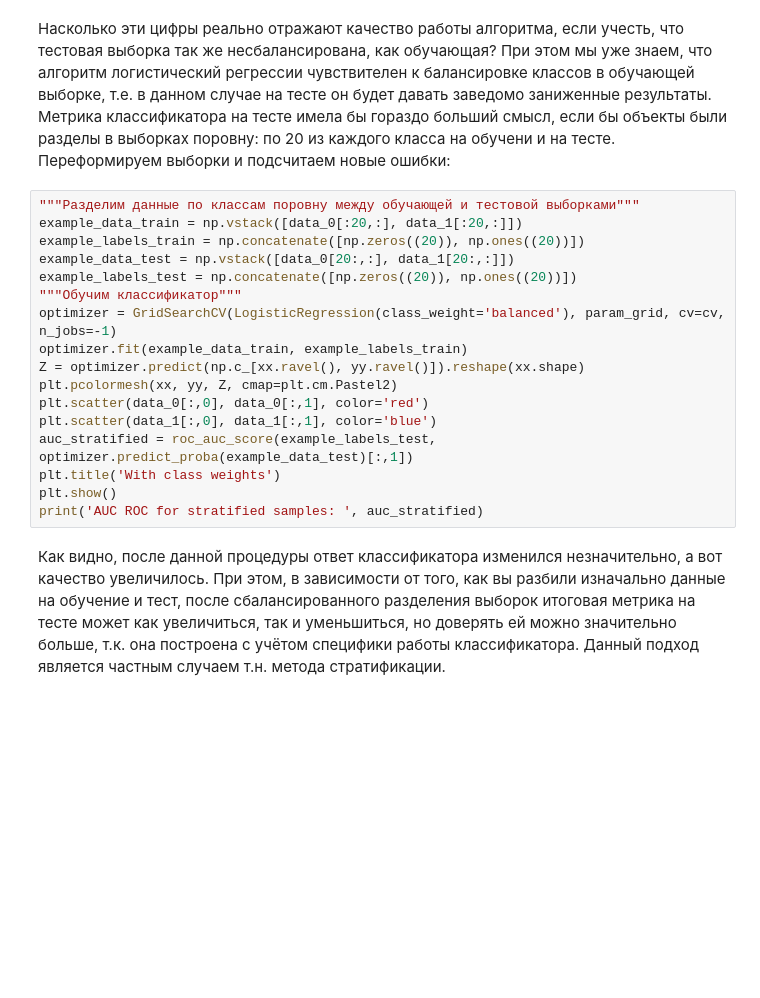
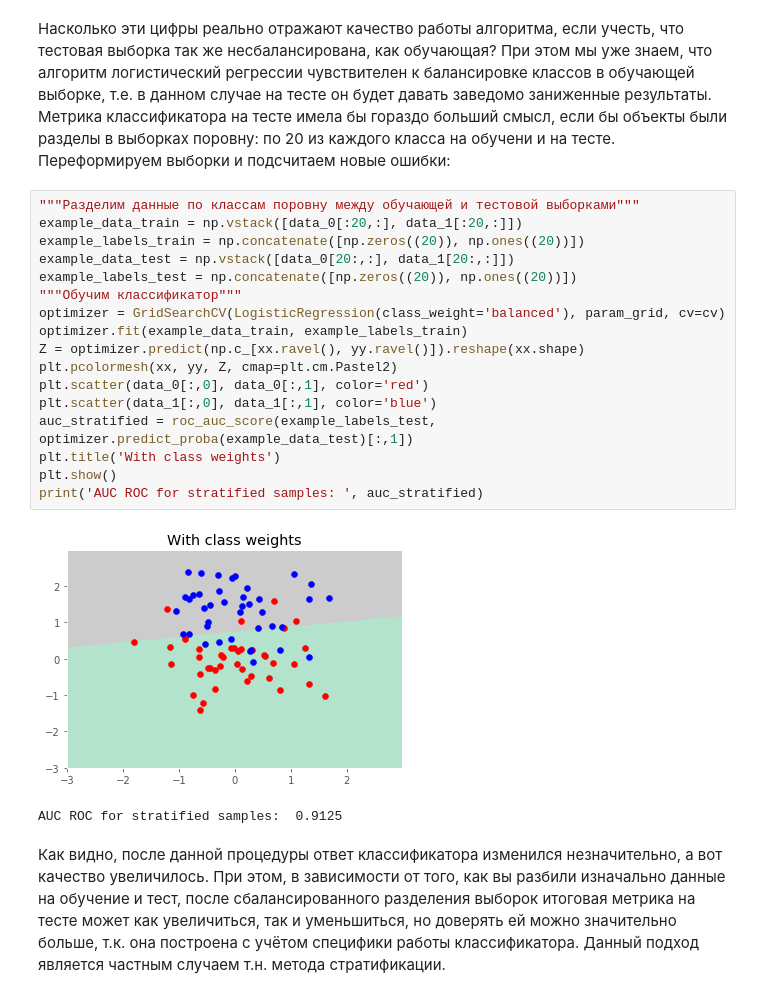
Before and after one commit to nkarasovd/Python-projects, a Jupyter notebook: Специализация Машинное обучение и анализ данных/Обучение на размеченных данных/Week 3/Preprocessing_LR.ipynb, the cells around one changed output. Saved outputs shown, nothing was run; the diff lists cells and outputs as text; blank space fills up the shorter version.

```diff
--- a/Специализация Машинное обучение и анализ данных/Обучение на размеченных данных/Week 3/Preprocessing_LR.ipynb
+++ b/Специализация Машинное обучение и анализ данных/Обучение на размеченных данных/Week 3/Preprocessing_LR.ipynb
@@ -513,20 +548,23 @@ print('AUC ROC for classifier with weighted classes: ', auc_w_class_weights)
 # %%
 """Разделим данные по классам поровну между обучающей и тестовой выборками"""
 example_data_train = np.vstack([data_0[:20,:], data_1[:20,:]])
 example_labels_train = np.concatenate([np.zeros((20)), np.ones((20))])
 example_data_test = np.vstack([data_0[20:,:], data_1[20:,:]])
 example_labels_test = np.concatenate([np.zeros((20)), np.ones((20))])
 """Обучим классификатор"""
-optimizer = GridSearchCV(LogisticRegression(class_weight='balanced'), param_grid, cv=cv, n_jobs=-1)
+optimizer = GridSearchCV(LogisticRegression(class_weight='balanced'), param_grid, cv=cv)
 optimizer.fit(example_data_train, example_labels_train)
 Z = optimizer.predict(np.c_[xx.ravel(), yy.ravel()]).reshape(xx.shape)
 plt.pcolormesh(xx, yy, Z, cmap=plt.cm.Pastel2)
 plt.scatter(data_0[:,0], data_0[:,1], color='red')
 plt.scatter(data_1[:,0], data_1[:,1], color='blue')
 auc_stratified = roc_auc_score(example_labels_test, optimizer.predict_proba(example_data_test)[:,1])
 plt.title('With class weights')
 plt.show()
 print('AUC ROC for stratified samples: ', auc_stratified)
+# %% [output]
+[figure, added]
+AUC ROC for stratified samples:  0.9125
 # %% [markdown]
 Как видно, после данной процедуры ответ классификатора изменился незначительно, а вот качество увеличилось. При этом, в зависимости от того, как вы разбили изначально данные на обучение и тест, после сбалансированного разделения выборок итоговая метрика на тесте может как увеличиться, так и уменьшиться, но доверять ей можно значительно больше, т.к. она построена с учётом специфики работы классификатора. Данный подход является частным случаем т.н. метода стратификации.
 # %% [markdown]
```
Also changed, not shown: parts of 26 cells of this notebook, 4 other files.
